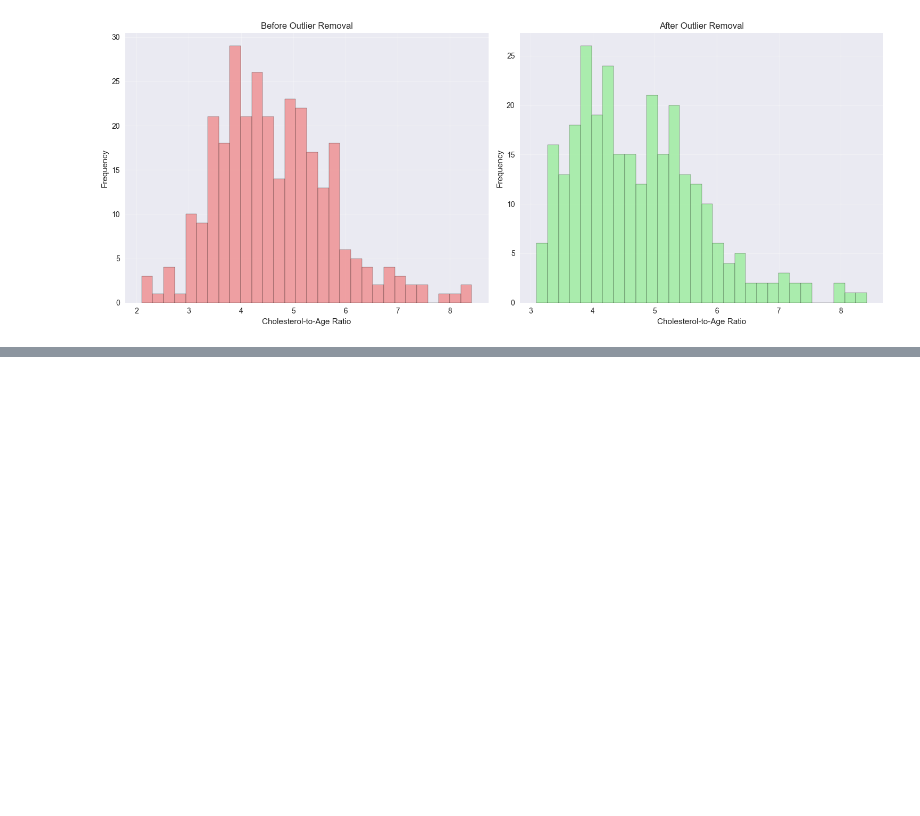
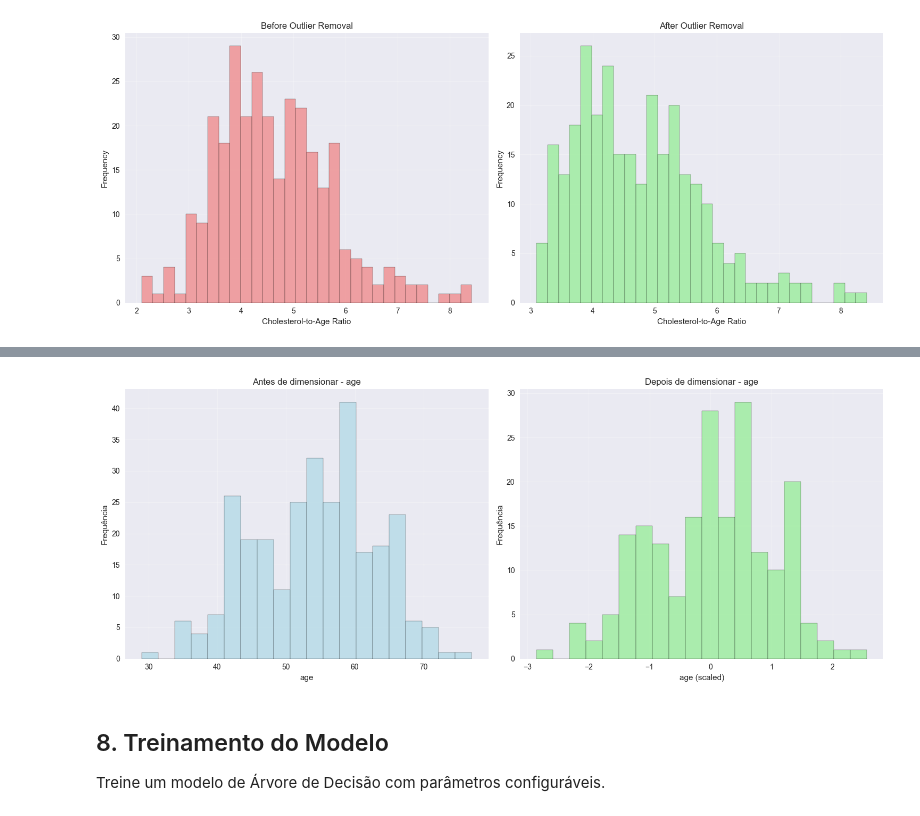
Before and after one commit to wolly2884/Projeto-2, a Jupyter notebook: machine_learning_pipeline.ipynb, the cells around one changed output, grey strips where cells are left out. Saved outputs shown, nothing was run; the diff lists cells and outputs as text; code cells hidden in the pictures; blank space fills up the shorter version.

```diff
--- a/machine_learning_pipeline.ipynb
+++ b/machine_learning_pipeline.ipynb
@@ -287,16 +288,16 @@ Remove outliers based on quantile threshold.
 # %%
 def apply_outlier_removal(df, outlier_threshold=0.05):
-    """Remove outliers based on quantile threshold"""
+    """Remover outliers com base no limite do quantil"""
     if df is None:
         return None
 
-    print("Applying Outlier Removal...")
+    print("Aplicando remoção de outliers...")
 
     if 'chol_age_ratio' not in df.columns:
-        print("❌ 'chol_age_ratio' column not found. Please apply feature engineering first.")
+        print("❌ Coluna 'chol_age_ratio' não encontrada. Não é possível aplicar remoção de outliers.")
         return df
 
-    # Calculate quantile threshold
+    # Calculando o quantil para o limiar de outlier
     q_threshold = df['chol_age_ratio'].quantile(outlier_threshold)
 
     # Remove outliers
@@ -304,17 +305,17 @@ def apply_outlier_removal(df, outlier_threshold=0.05):
 
     removed_count = len(df) - len(df_filtered)
 
-    print(f"Original Samples: {len(df)}")
-    print(f"Removed Outliers: {removed_count}")
-    print(f"Remaining Samples: {len(df_filtered)}")
+    print(f"Amostras originais: {len(df)}")
+    print(f"Outliers removidos: {removed_count}")
+    print(f"Amostras restantes: {len(df_filtered)}")
 
     if removed_count > 0:
-        print(f"✅ Removed {removed_count} outliers (chol_age_ratio < {q_threshold:.2f})")
+        print(f"✅ Removido {removed_count} outliers (chol_age_ratio < {q_threshold:.2f})")
     else:
-        print("ℹ️ No outliers removed with current threshold")
+        print("ℹ️ Nenhum valor discrepante foi removido com o limite atual")
 
     return df_filtered
 
-# Apply outlier removal
+# Aplicar remoção de outliers
 df_processed = apply_outlier_removal(df_engineered)
 # %% [output]
@@ -839,0 +423,30 @@ The pipeline provides a solid foundation for heart disease prediction and can be
+# %%
+if data_splits is not None:
+    # Visualize the effect of scaling on a feature
+    feature_to_show = data_splits['X_train'].columns[0]  # primeiro recurso
+
+    fig, (ax1, ax2) = plt.subplots(1, 2, figsize=(15, 6))
+
+    # Antes do dimensionamento (usando dados originais)
+    original_feature = df_processed.drop('target', axis=1)[feature_to_show]
+    ax1.hist(original_feature, bins=20, alpha=0.7, color='lightblue', edgecolor='black')
+    ax1.set_title(f'Antes de dimensionar - {feature_to_show}')
+    ax1.set_xlabel(feature_to_show)
+    ax1.set_ylabel('Frequência')
+    ax1.grid(True, alpha=0.3)
+
+    # Depois do dimensionamento (usando dados de treinamento)
+    ax2.hist(data_splits['X_train'][feature_to_show], bins=20, alpha=0.7, color='lightgreen', edgecolor='black')
+    ax2.set_title(f'Depois de dimensionar - {feature_to_show}')
+    ax2.set_xlabel(f'{feature_to_show} (scaled)')
+    ax2.set_ylabel('Frequência')
+    ax2.grid(True, alpha=0.3)
+
+    plt.tight_layout()
+    plt.show()
+# %% [output]
+[figure, added]
+# %% [markdown]
+## 8. Treinamento do Modelo
+
+Treine um modelo de Árvore de Decisão com parâmetros configuráveis.
```
Also changed, not shown: parts of 58 cells of this notebook.
